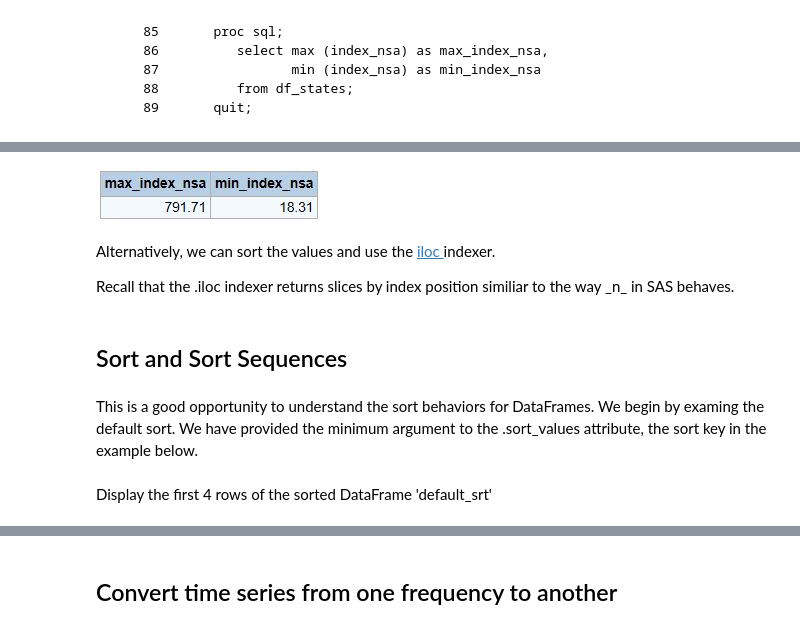
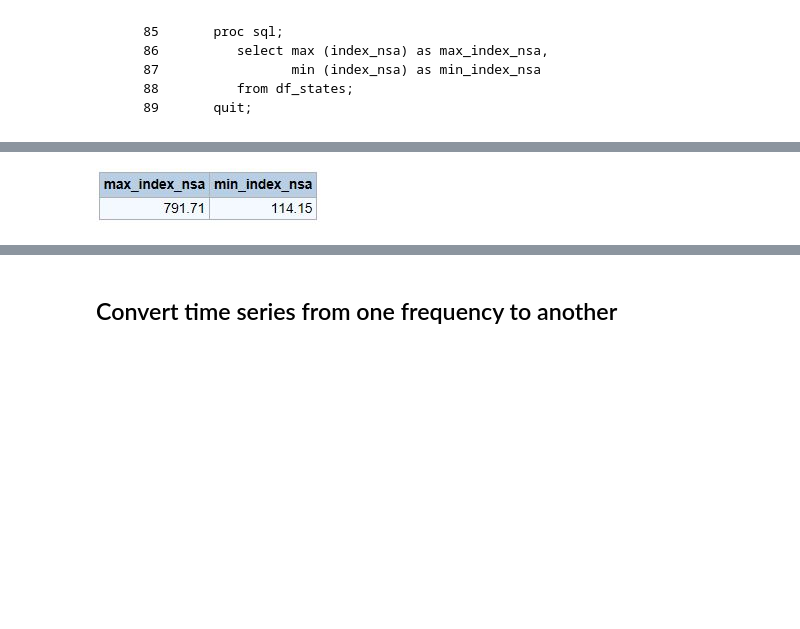
Before and after one commit to RandyBetancourt/PythonForSASUsers, a Jupyter notebook: Chapter 09 -- Panda Time Series and Date Handling.ipynb, the cells around one changed output, grey strips where cells are left out. Drawn from its saved outputs; the diff is of its cells as text; code cells hidden in the pictures; blank space fills up the shorter version.

```diff
--- a/Chapter 09 -- Panda Time Series and Date Handling.ipynb
+++ b/Chapter 09 -- Panda Time Series and Date Handling.ipynb
@@ -460,12 +500,4 @@ PROC SQL for finding min and max.
 # %%
-Image(filename='Anaconda3\\output\\max_min_index_nsa.JPG')
+Image(filename='Anaconda3\\output\\2016_min_max.JPG')
 # %% [output]
-[figure, old version]
+[figure, new version]
-# %% [markdown]
-Alternatively, we can sort the values and use the <a href="http://nbviewer.jupyter.org/github/RandyBetancourt/PythonForSASUsers/blob/master/Chapter%2005%20--%20Understanding%20Indexes.ipynb#.iloc-Indexer"> iloc </a> indexer.
-
-Recall that the .iloc indexer returns slices by index position similiar to the way \_n\_ in SAS behaves.
-# %% [markdown]
-## Sort and Sort Sequences
-# %% [markdown]
-This is a good opportunity to understand the sort behaviors for DataFrames.  We begin by examing the default sort.  We have provided the minimum argument to the .sort_values attribute, the sort key in the example below.
@@ -474,2 +503,0 @@ default_srt = df_states.sort_values('index_nsa')
-# %% [markdown]
-Display the first 4 rows of the sorted DataFrame 'default_srt'
```
Also changed, not shown: parts of 117 cells of this notebook, 1 other file.
